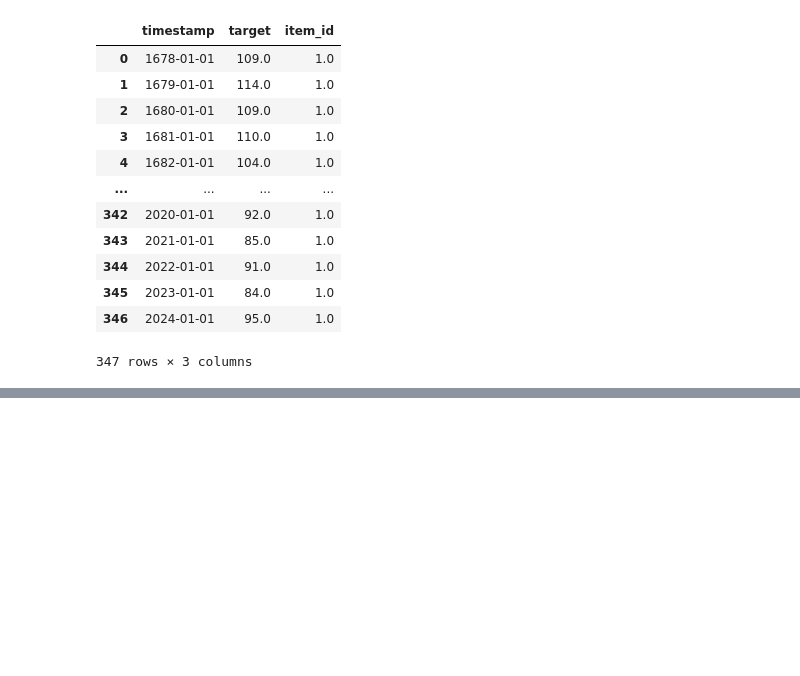
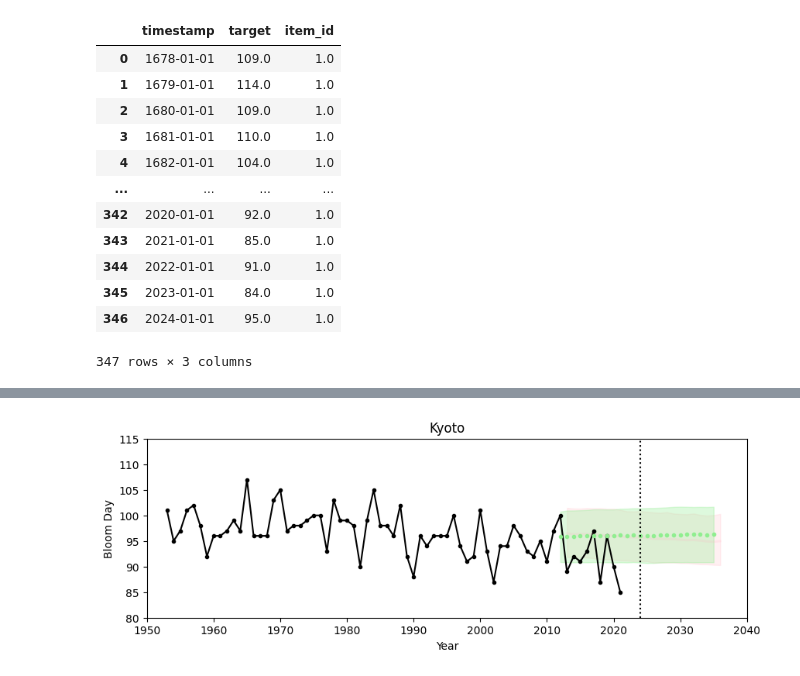
Before and after one commit to jli184/ScAIentists_hackathon, a Jupyter notebook: kyoto_prediction_JL.ipynb, the cells around one changed output, grey strips where cells are left out. Cells and saved outputs as stored; diff of their text form; code cells hidden in the pictures; blank space fills up the shorter version.

```diff
--- a/kyoto_prediction_JL.ipynb
+++ b/kyoto_prediction_JL.ipynb
@@ -98,0 +124,3 @@ plt.savefig('kyoto_pred.pdf')
+# %%
+df_cov = pd.read_csv('data/by_city/japan_Japan_Kyoto.csv')
+df_cov
@@ -98,0 +141,17 @@ plt.savefig('kyoto_pred.pdf')
+# %%
+## interpolate the missing years
+
+year = df_cov['year'].values
+year_interp = np.arange(year.min(), 2024)
+
+new_df_cov = pd.DataFrame({'timestamp':year_interp})
+
+useful_cols = ['bloom_doy','spring_temp','spring_gdd','winter_chill_days','spring_precip']
+
+for c in useful_cols:
+    val_interp = np.interp(year_interp,year,df_cov[c].values)
+    new_df_cov[c+'_interp'] = val_interp
+
+new_df_cov['item_id'] = np.ones(len(val_interp),dtype=object)
+new_df_cov['timestamp'] = pd.to_datetime(new_df_cov['timestamp'],format='%Y')
+new_df_cov
@@ -98,0 +172,7 @@ plt.savefig('kyoto_pred.pdf')
+# %%
+pred_df_cov = pipeline.predict_df(
+    new_df_cov[:-12],
+    prediction_length=24,
+    quantile_levels=[0.1, 0.5, 0.9],
+    target='bloom_doy_interp',
+)
@@ -98,0 +199,16 @@ plt.savefig('kyoto_pred.pdf')
+# %%
+plt.figure(figsize=(10,3))
+plt.plot(df_cov['year'],df_cov['bloom_doy'],'k.-')
+plt.plot(pred_df['timestamp'].dt.year,pred_df['0.5'],'-',lw=2,c='lightpink',alpha=0.2)
+plt.fill_between(pred_df['timestamp'].dt.year,pred_df['0.1'],y2=pred_df['0.9'],color='lightpink',alpha=0.2)
+plt.plot(pred_df_cov['timestamp'].dt.year,pred_df_cov['0.5'],'.',lw=2,c='lightgreen')
+plt.fill_between(pred_df_cov['timestamp'].dt.year,pred_df_cov['0.1'],y2=pred_df_cov['0.9'],color='lightgreen',alpha=0.3)
+plt.axvline(x=2024,ls=':',c='k')
+plt.xlabel('Year')
+plt.ylabel('Bloom Day')
+plt.ylim([80,115])
+plt.xlim([1950,2040])
+plt.title('Kyoto')
+plt.savefig('kyoto_pred_cov.pdf')
+# %% [output]
+[figure, added]
```
Also changed, not shown: parts of 9 cells of this notebook, 2 other files.
